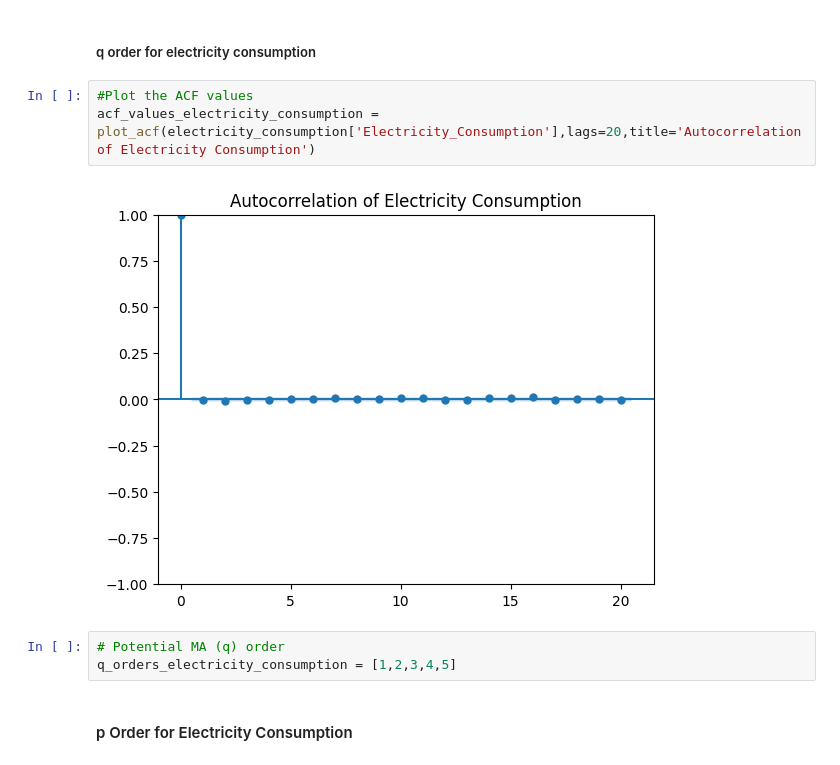
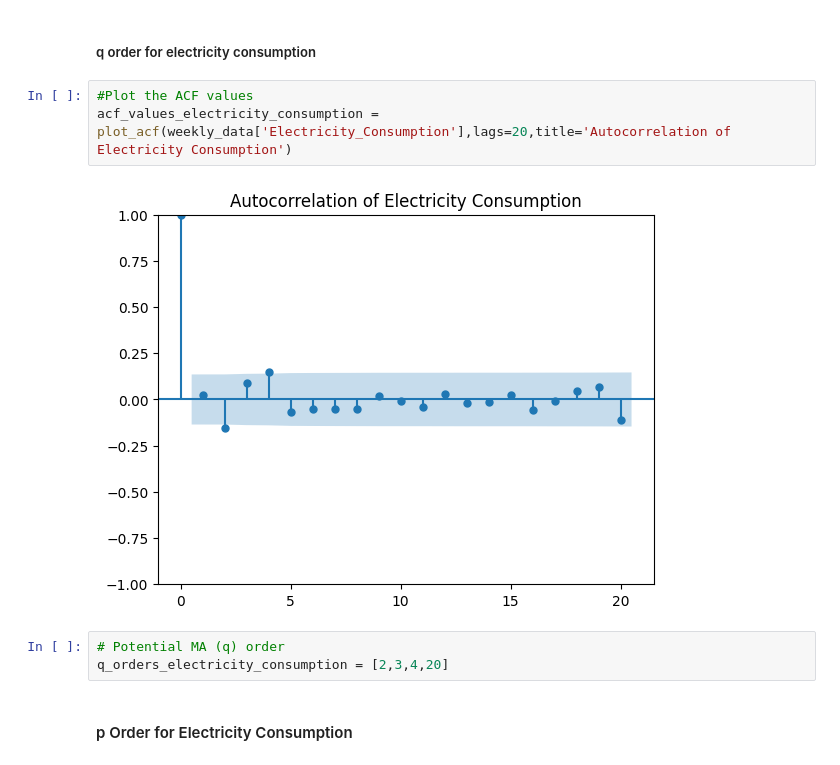
Before and after one commit to JZembower/Final-Project-Applied-Stats-and-Modeling, a Jupyter notebook: Final_Project.ipynb, the cells around one changed output. Drawn from its saved outputs; the diff is of its cells as text.

```diff
--- a/Final_Project.ipynb
+++ b/Final_Project.ipynb
@@ -1274,12 +1277,12 @@ plt.show()
 ##### q order for electricity consumption
 # %%
 #Plot the ACF values
-acf_values_electricity_consumption = plot_acf(electricity_consumption['Electricity_Consumption'],lags=20,title='Autocorrelation of Electricity Consumption')
+acf_values_electricity_consumption = plot_acf(weekly_data['Electricity_Consumption'],lags=20,title='Autocorrelation of Electricity Consumption')
 # %% [output]
-[figure, old version]
+[figure, new version]
 # %%
 # Potential MA (q) order
-q_orders_electricity_consumption = [1,2,3,4,5]
+q_orders_electricity_consumption = [2,3,4,20]
 # %% [markdown]
 #### p Order for Electricity Consumption
 # %%
```
Also changed, not shown: parts of 37 cells of this notebook.
